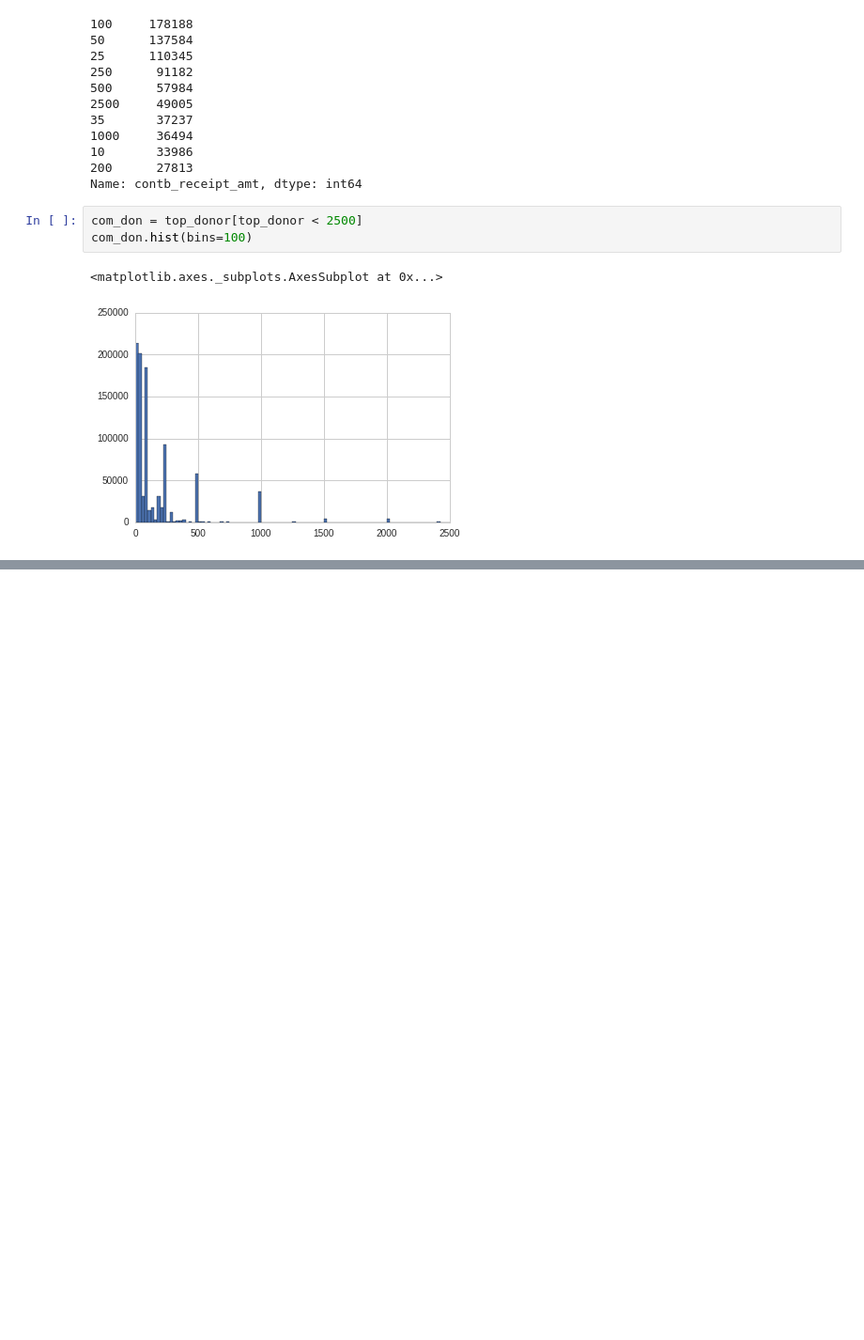
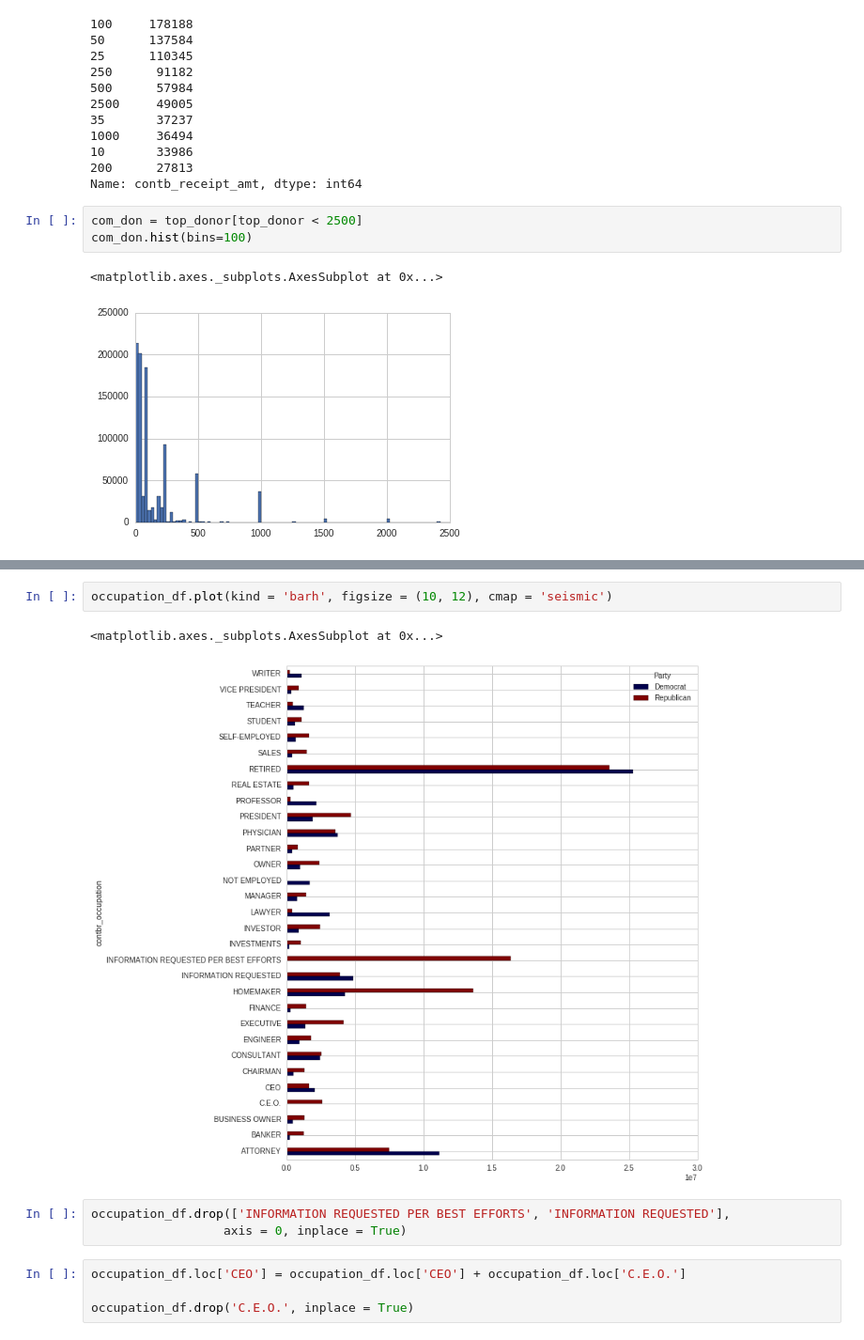
Before and after one commit to geoscientist/Intro_to_machine_learning, a Jupyter notebook: _demos/Election Data Analysis.ipynb, the cells around one changed output, grey strips where cells are left out. Shown: that part at 94% size. Drawn from its saved outputs; the diff is of its cells as text; blank space fills up the shorter version.

```diff
--- a/_demos/Election Data Analysis.ipynb
+++ b/_demos/Election Data Analysis.ipynb
@@ -272,0 +413,12 @@ com_don.hist(bins=100)
+# %%
+occupation_df.plot(kind = 'barh', figsize = (10, 12), cmap = 'seismic')
+# %% [output]
+<matplotlib.axes._subplots.AxesSubplot at 0x...>
+[figure, added]
+# %%
+occupation_df.drop(['INFORMATION REQUESTED PER BEST EFFORTS', 'INFORMATION REQUESTED'],
+                  axis = 0, inplace = True)
+# %%
+occupation_df.loc['CEO'] = occupation_df.loc['CEO'] + occupation_df.loc['C.E.O.']
+
+occupation_df.drop('C.E.O.', inplace = True)
```
Also changed, not shown: parts of 19 cells of this notebook.
